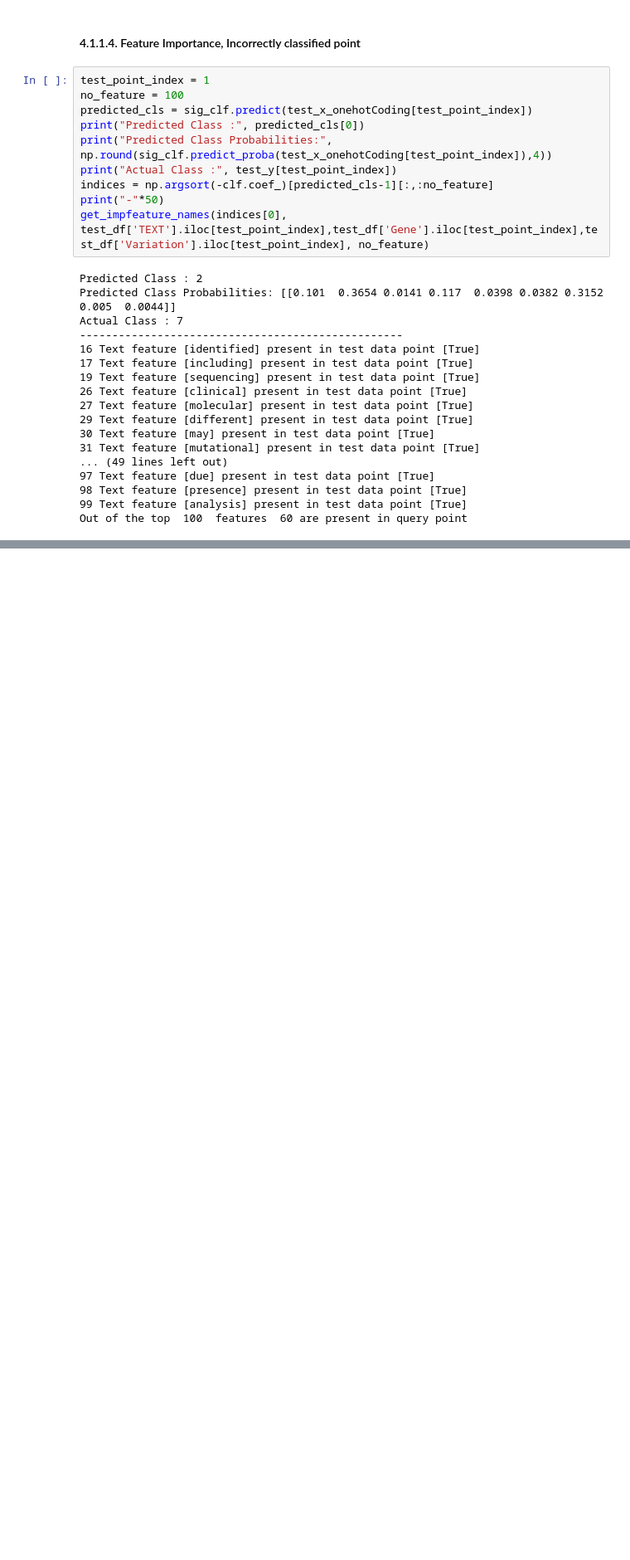
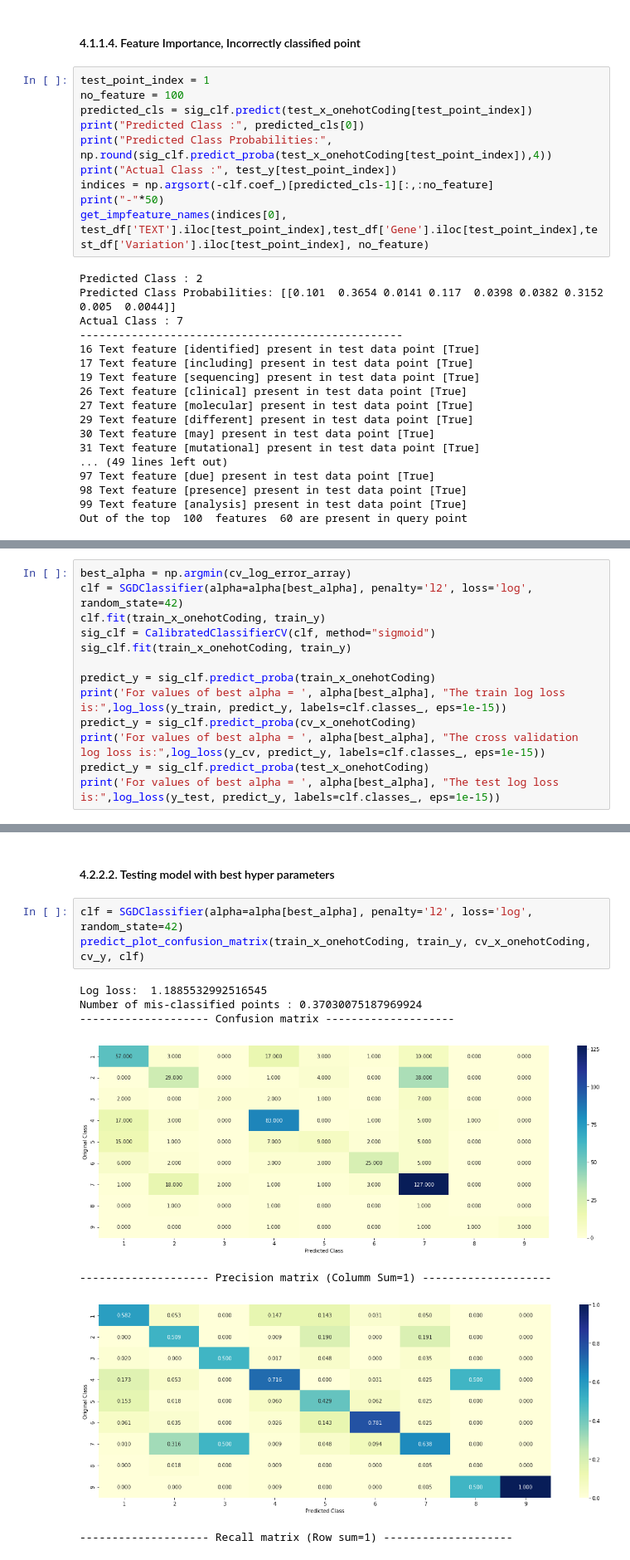
Before and after one commit to hemantmehra/Personalized-Cancer-Diagnosis, a Jupyter notebook: Personalized-Cancer-Diagnosis.ipynb, the cells around one changed output, grey strips where cells are left out. Shown at 83% size. Saved outputs shown, nothing was run; the diff lists cells and outputs as text; blank space fills up the shorter version.

```diff
--- a/Personalized-Cancer-Diagnosis.ipynb
+++ b/Personalized-Cancer-Diagnosis.ipynb
@@ -1063,0 +1253,13 @@ Out of the top  100  features  60 are present in query point
+# %%
+best_alpha = np.argmin(cv_log_error_array)
+clf = SGDClassifier(alpha=alpha[best_alpha], penalty='l2', loss='log', random_state=42)
+clf.fit(train_x_onehotCoding, train_y)
+sig_clf = CalibratedClassifierCV(clf, method="sigmoid")
+sig_clf.fit(train_x_onehotCoding, train_y)
+
+predict_y = sig_clf.predict_proba(train_x_onehotCoding)
+print('For values of best alpha = ', alpha[best_alpha], "The train log loss is:",log_loss(y_train, predict_y, labels=clf.classes_, eps=1e-15))
+predict_y = sig_clf.predict_proba(cv_x_onehotCoding)
+print('For values of best alpha = ', alpha[best_alpha], "The cross validation log loss is:",log_loss(y_cv, predict_y, labels=clf.classes_, eps=1e-15))
+predict_y = sig_clf.predict_proba(test_x_onehotCoding)
+print('For values of best alpha = ', alpha[best_alpha], "The test log loss is:",log_loss(y_test, predict_y, labels=clf.classes_, eps=1e-15))
@@ -1063,0 +1270,13 @@ Out of the top  100  features  60 are present in query point
+# %% [markdown]
+#### 4.2.2.2. Testing model with best hyper parameters
+# %%
+clf = SGDClassifier(alpha=alpha[best_alpha], penalty='l2', loss='log', random_state=42)
+predict_plot_confusion_matrix(train_x_onehotCoding, train_y, cv_x_onehotCoding, cv_y, clf)
+# %% [output]
+Log loss:  1.1885532992516545
+Number of mis-classified points : 0.37030075187969924
+-------------------- Confusion matrix --------------------
+[figure, added]
+-------------------- Precision matrix (Columm Sum=1) --------------------
+[figure, added]
+-------------------- Recall matrix (Row sum=1) --------------------
```
Also changed, not shown: parts of 23 cells of this notebook.
